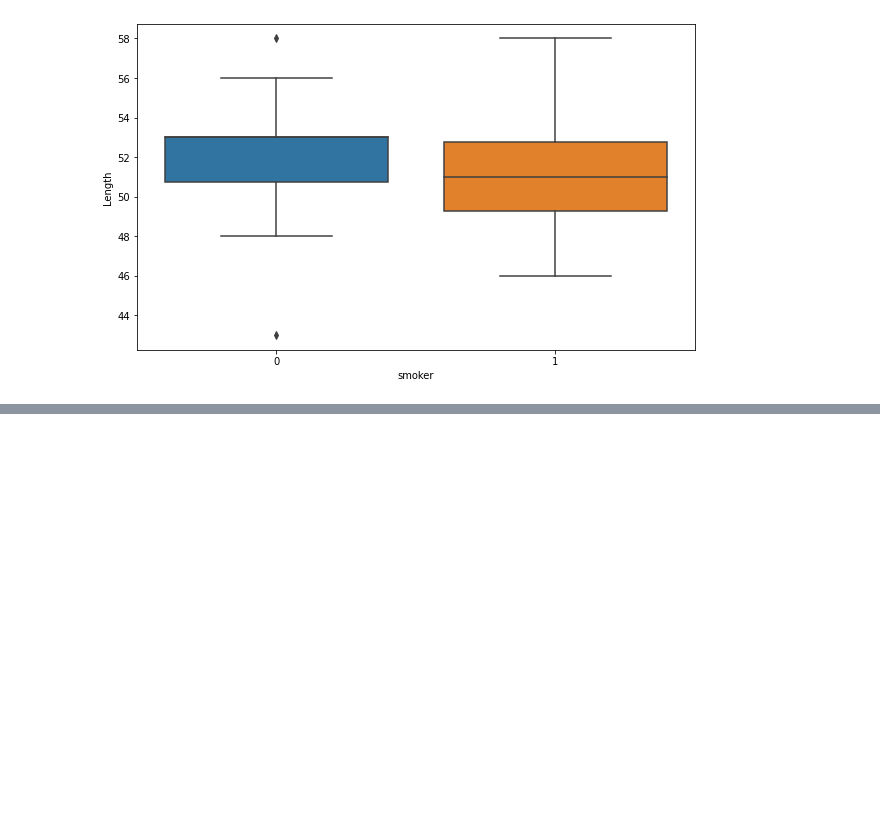
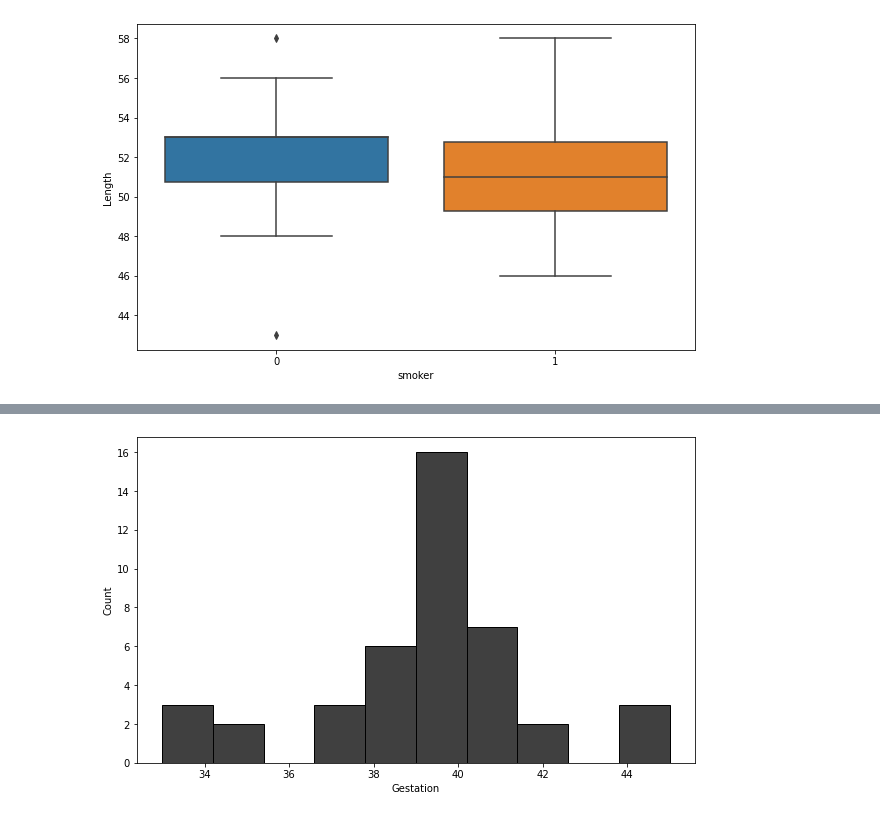
Before and after one commit to Jonathangmit/Machine-learning-and-statistics, a Jupyter notebook: Sheffield stats birth.ipynb, the cells around one changed output, grey strips where cells are left out. Saved outputs shown, nothing was run; the diff lists cells and outputs as text; code cells hidden in the pictures; blank space fills up the shorter version.

```diff
--- a/Sheffield stats birth.ipynb
+++ b/Sheffield stats birth.ipynb
@@ -60,0 +89,5 @@ KeyError: 'headcircumfrence'
+# %%
+sns.histplot(df['Gestation'], bins=10, alpha = 0.75,color='black');
+plt.show()
+# %% [output]
+[figure, added]
```
Also changed, not shown: parts of 14 cells of this notebook.
